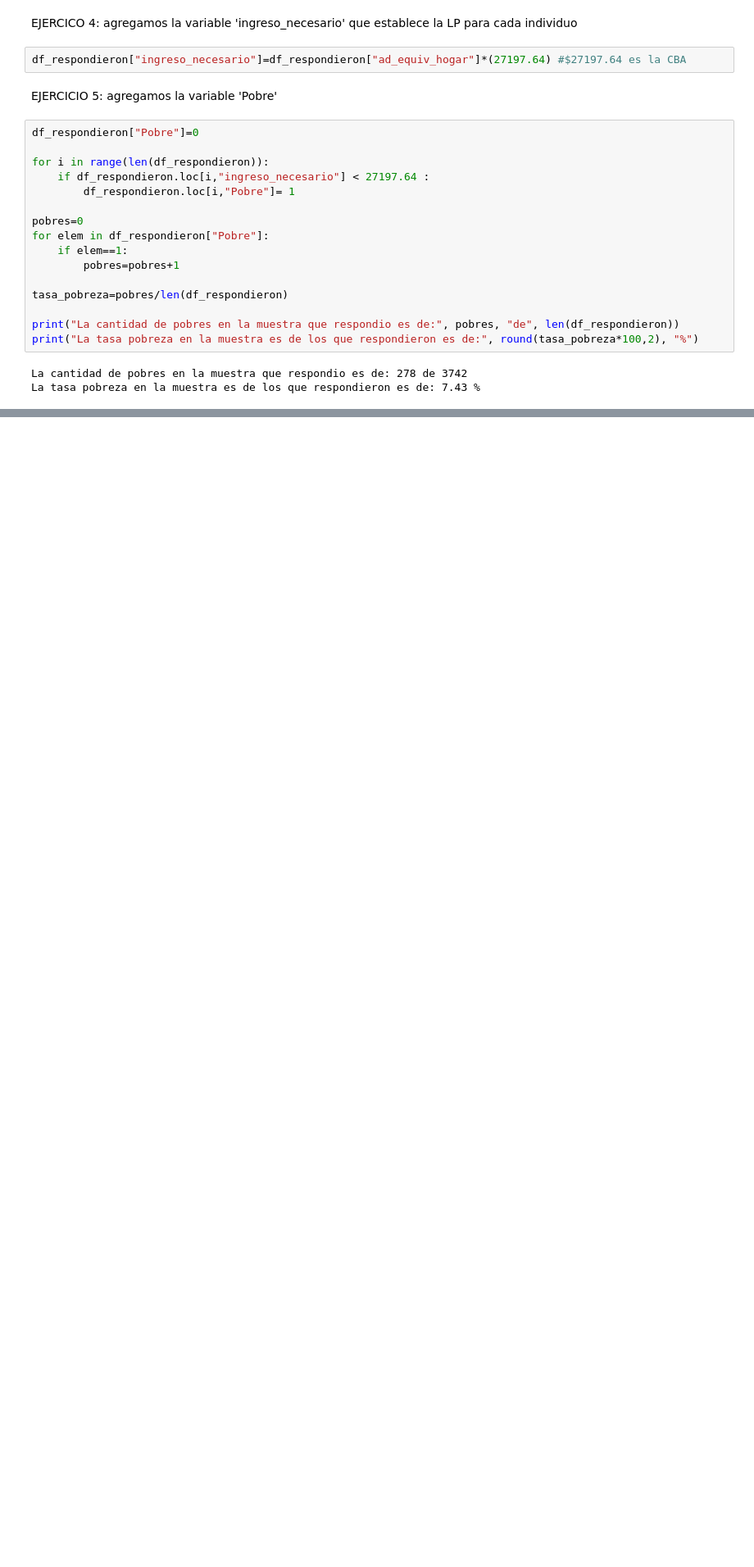
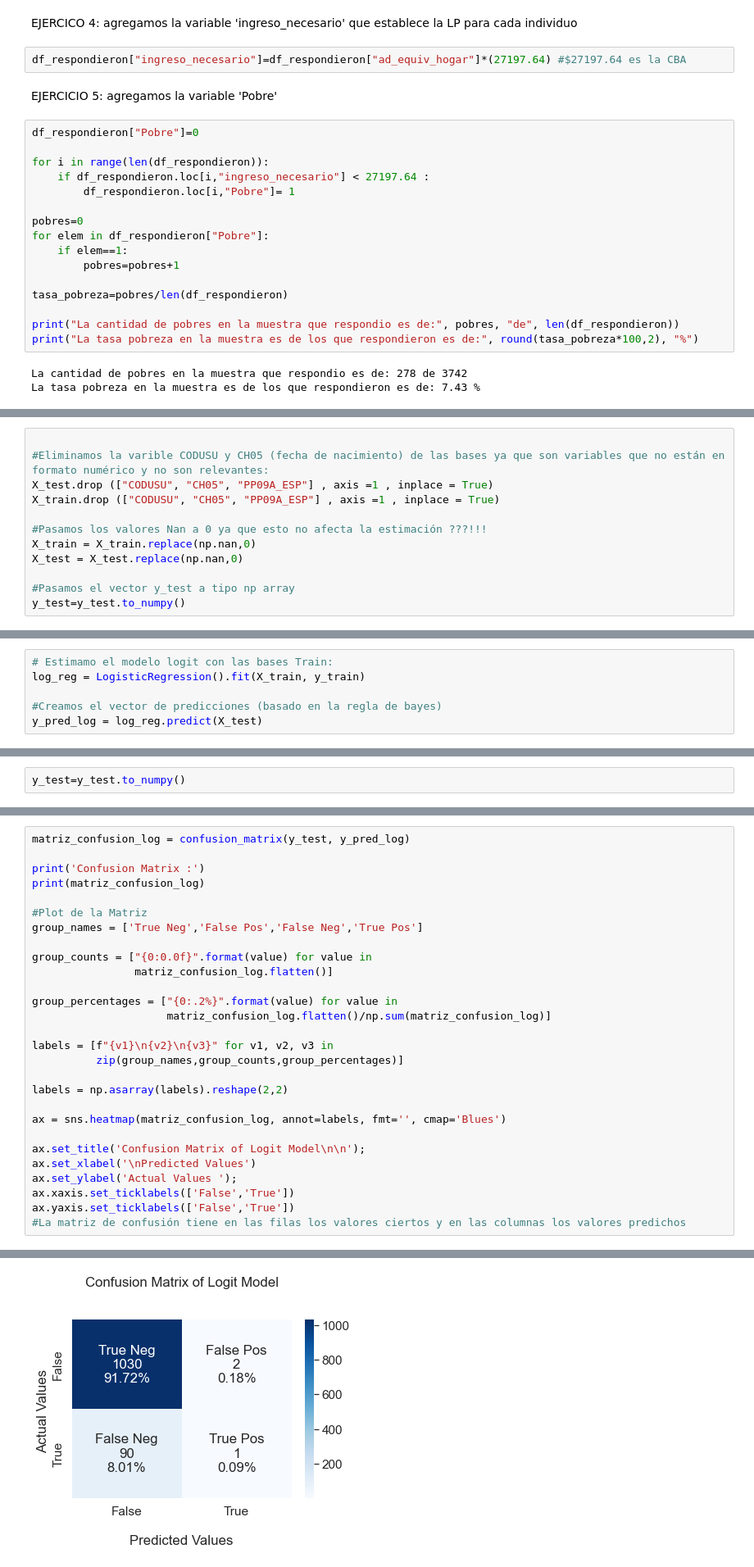
Before and after one commit to ferkrodriguez98/udesa-big-data, a Jupyter notebook: TP2 - Clasificación/TP2.ipynb, the cells around one changed output, grey strips where cells are left out. Shown at 82% size. Drawn from its saved outputs; the diff is of its cells as text; blank space fills up the shorter version.

Commit message:
logit

```diff
--- a/TP2 - Clasificación/TP2.ipynb
+++ b/TP2 - Clasificación/TP2.ipynb
@@ -240,0 +338,12 @@ La tasa pobreza en la muestra es de los que respondieron es de: 7.43 %
+# %%
+
+#Eliminamos la varible CODUSU y CH05 (fecha de nacimiento) de las bases ya que son variables que no están en formato numérico y no son relevantes:
+X_test.drop (["CODUSU", "CH05", "PP09A_ESP"] , axis =1 , inplace = True)
+X_train.drop (["CODUSU", "CH05", "PP09A_ESP"] , axis =1 , inplace = True)
+
+#Pasamos los valores Nan a 0 ya que esto no afecta la estimación ???!!!
+X_train = X_train.replace(np.nan,0)
+X_test = X_test.replace(np.nan,0)
+
+#Pasamos el vector y_test a tipo np array
+y_test=y_test.to_numpy()
@@ -240,0 +354,6 @@ La tasa pobreza en la muestra es de los que respondieron es de: 7.43 %
+# %%
+# Estimamo el modelo logit con las bases Train:
+log_reg = LogisticRegression().fit(X_train, y_train)
+
+#Creamos el vector de predicciones (basado en la regla de bayes)
+y_pred_log = log_reg.predict(X_test)
@@ -240,0 +372,2 @@ La tasa pobreza en la muestra es de los que respondieron es de: 7.43 %
+# %%
+y_test=y_test.to_numpy()
@@ -240,0 +376,29 @@ La tasa pobreza en la muestra es de los que respondieron es de: 7.43 %
+# %%
+matriz_confusion_log = confusion_matrix(y_test, y_pred_log)
+
+print('Confusion Matrix :')
+print(matriz_confusion_log)
+
+#Plot de la Matriz
+group_names = ['True Neg','False Pos','False Neg','True Pos']
+
+group_counts = ["{0:0.0f}".format(value) for value in
+                matriz_confusion_log.flatten()]
+
+group_percentages = ["{0:.2%}".format(value) for value in
+                     matriz_confusion_log.flatten()/np.sum(matriz_confusion_log)]
+
+labels = [f"{v1}\n{v2}\n{v3}" for v1, v2, v3 in
+          zip(group_names,group_counts,group_percentages)]
+
+labels = np.asarray(labels).reshape(2,2)
+
+ax = sns.heatmap(matriz_confusion_log, annot=labels, fmt='', cmap='Blues')
+
+ax.set_title('Confusion Matrix of Logit Model\n\n');
+ax.set_xlabel('\nPredicted Values')
+ax.set_ylabel('Actual Values ');
+ax.xaxis.set_ticklabels(['False','True'])
+ax.yaxis.set_ticklabels(['False','True'])
+#La matriz de confusión tiene en las filas los valores ciertos y en las columnas los valores predichos
+# %% [output]
@@ -240,0 +409 @@ La tasa pobreza en la muestra es de los que respondieron es de: 7.43 %
+[figure, added]
```
Also changed, not shown: parts of 31 cells of this notebook.
